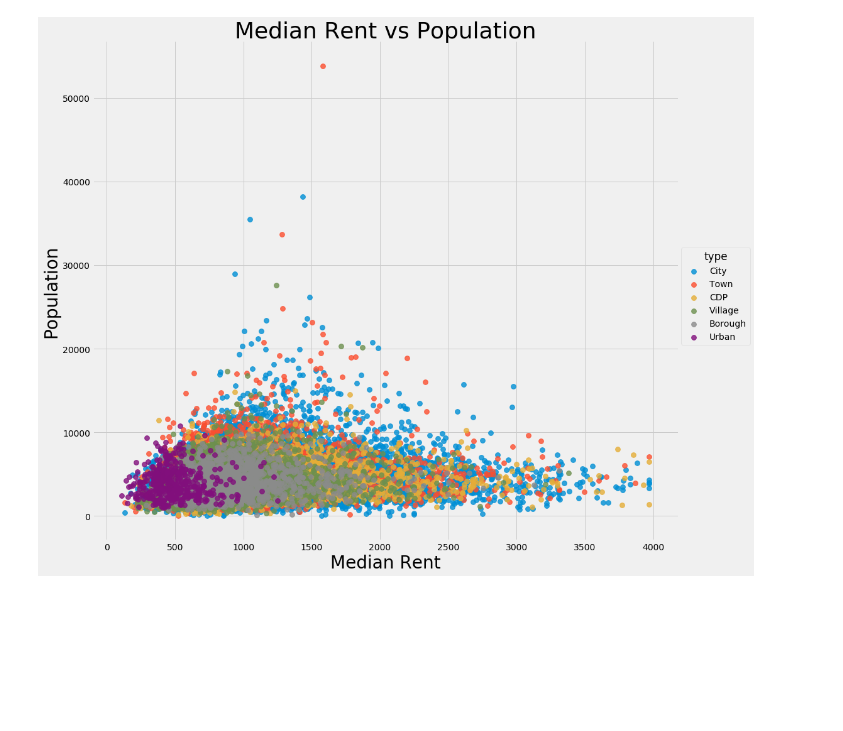
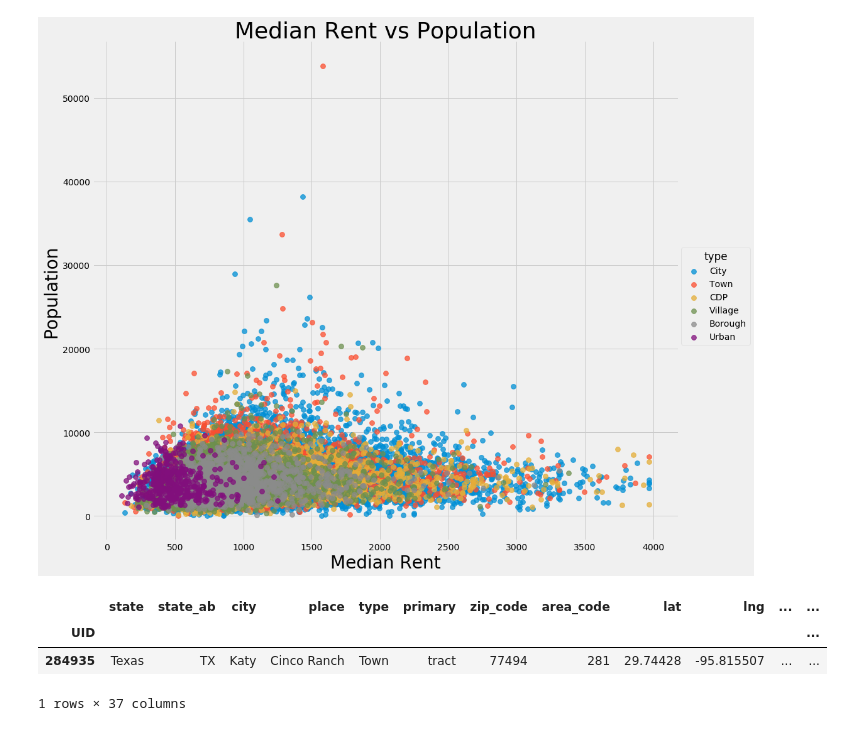
Before and after one commit to Empiah/US-Statistics, a Jupyter notebook: US Statistics Notebook.ipynb, the cells around one changed output. Cells and saved outputs as stored; diff of their text form; code cells hidden in the pictures; blank space fills up the shorter version.

```diff
--- a/US Statistics Notebook.ipynb
+++ b/US Statistics Notebook.ipynb
@@ -167,3 +180,10 @@ plt.title('Median Rent vs Population', size = 36);
 # %% [output]
 <matplotlib.figure.Figure at 0x...>
 [figure]
+# %%
+df.loc[df['pop'] > 50000]
+# %% [output]
+|  | state | state_ab | city | place | type | primary | zip_code | area_code | lat | lng | ... | ... |
+| UID |  |  |  |  |  |  |  |  |  |  |  | ... |
+| 284935 | Texas | TX | Katy | Cinco Ranch | Town | tract | 77494 | 281 | 29.74428 | -95.815507 | ... | ... |
+1 rows × 37 columns
```
Also changed, not shown: parts of 15 cells of this notebook, 1 other file.
